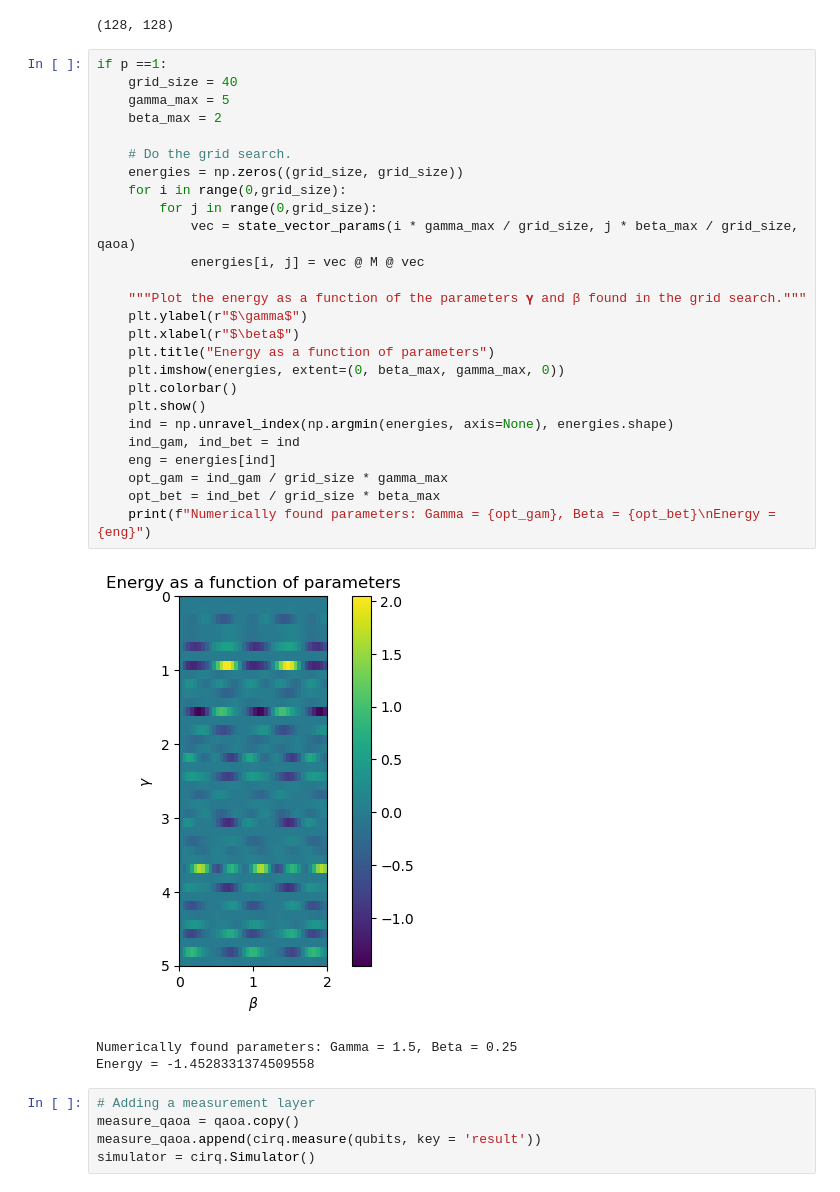
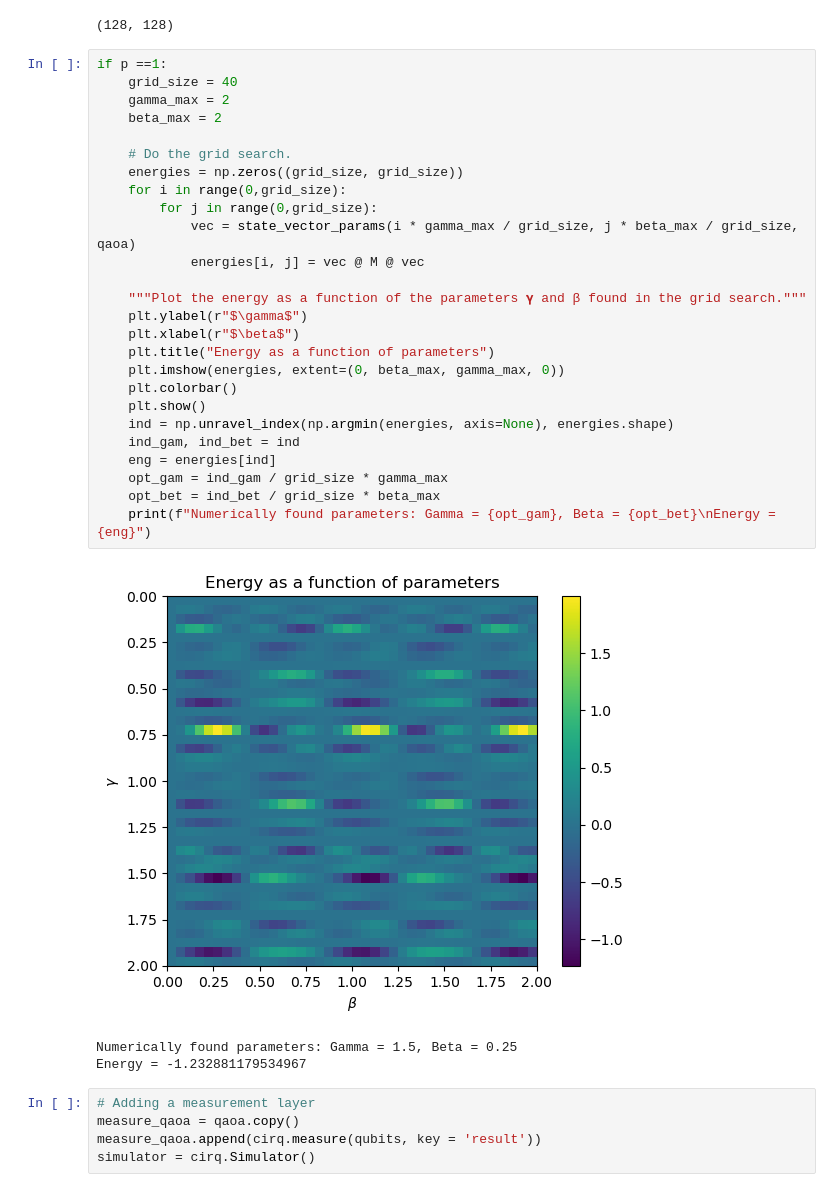
Before and after one commit to DanielPora/BILP-Q-version-for-Circ, a Jupyter notebook: BILP-Q Cirq Tutorial.ipynb, the cells around one changed output. Cells and saved outputs as stored; diff of their text form.

```diff
--- a/BILP-Q Cirq Tutorial.ipynb
+++ b/BILP-Q Cirq Tutorial.ipynb
@@ -286,33 +286,33 @@ M.shape
 # %%
 if p ==1:
     grid_size = 40
-    gamma_max = 5
+    gamma_max = 2
     beta_max = 2
 
     # Do the grid search.
     energies = np.zeros((grid_size, grid_size))
     for i in range(0,grid_size):
         for j in range(0,grid_size):
             vec = state_vector_params(i * gamma_max / grid_size, j * beta_max / grid_size, qaoa)
             energies[i, j] = vec @ M @ vec
 
     """Plot the energy as a function of the parameters 𝛄 and β found in the grid search."""
     plt.ylabel(r"$\gamma$")
     plt.xlabel(r"$\beta$")
     plt.title("Energy as a function of parameters")
     plt.imshow(energies, extent=(0, beta_max, gamma_max, 0))
     plt.colorbar()
     plt.show()
     ind = np.unravel_index(np.argmin(energies, axis=None), energies.shape)
     ind_gam, ind_bet = ind
     eng = energies[ind]
     opt_gam = ind_gam / grid_size * gamma_max
     opt_bet = ind_bet / grid_size * beta_max
     print(f"Numerically found parameters: Gamma = {opt_gam}, Beta = {opt_bet}\nEnergy = {eng}")
 # %% [output]
-[figure, old version]
+[figure, new version]
 Numerically found parameters: Gamma = 1.5, Beta = 0.25
-Energy = -1.4528331374509558
+Energy = -1.232881179534967
 # %%
 # Adding a measurement layer
 measure_qaoa = qaoa.copy()
```
Also changed, not shown: parts of 10 cells of this notebook, 1 other file.
